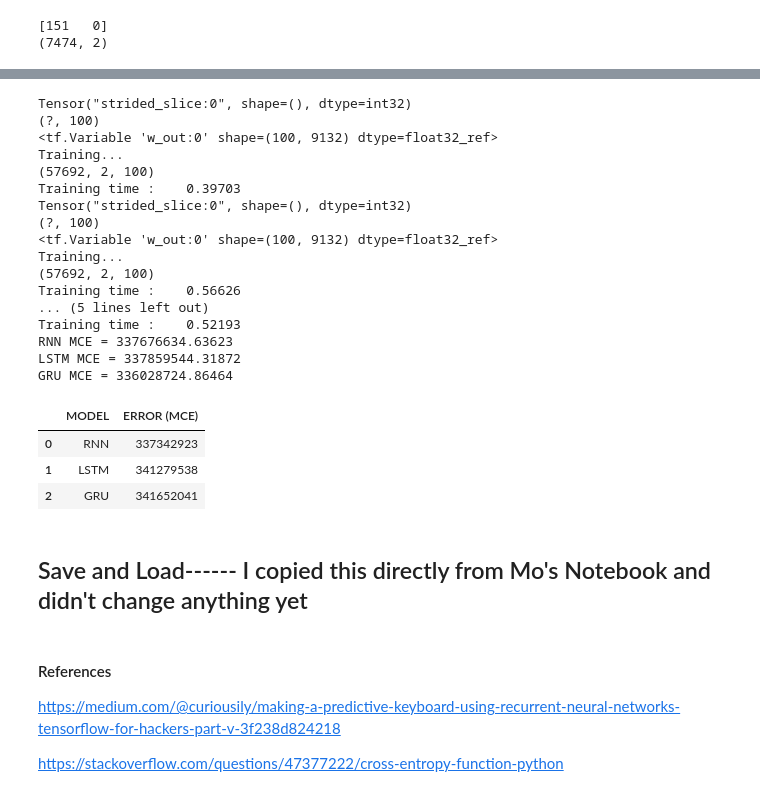
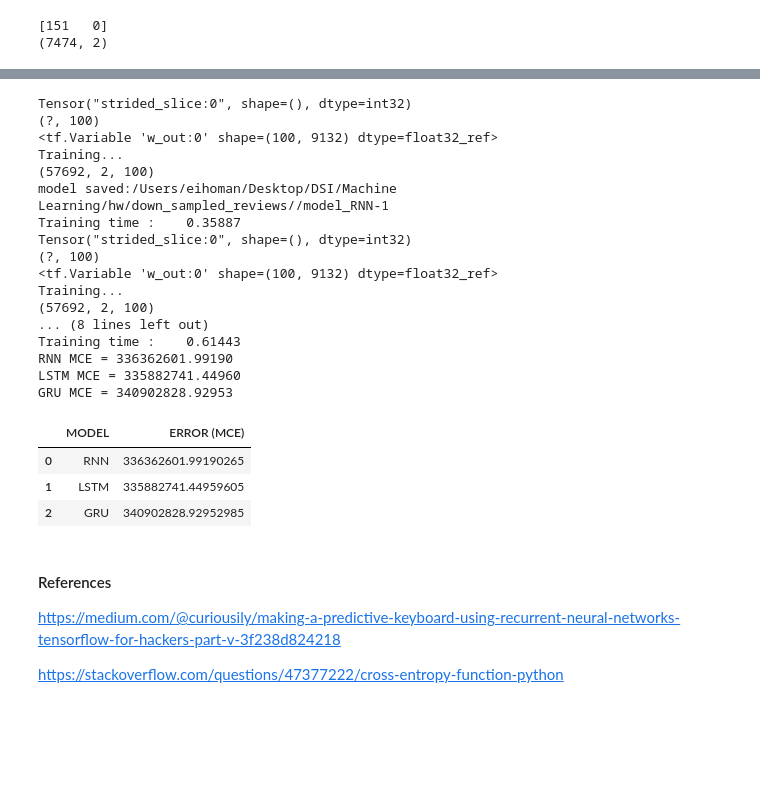
Before and after one commit to caitdreis/MLHomework4, a Jupyter notebook: MLHW4_DreisbachWallHoman_v9.ipynb, the cells around one changed output, grey strips where cells are left out. Saved outputs shown, nothing was run; the diff lists cells and outputs as text; code cells hidden in the pictures; blank space fills up the shorter version.

```diff
--- a/MLHW4_DreisbachWallHoman_v9.ipynb
+++ b/MLHW4_DreisbachWallHoman_v9.ipynb
@@ -351,6 +351,7 @@ def build_and_predict(trainX,trainY,testX,cell,cellType,input_dim=1,hidden_dim=1
         # Cost & Training Step
         cost = tf.contrib.seq2seq.sequence_loss(y_pred, y, W_out, average_across_timesteps = True, average_across_batch = True)
         train_op = tf.train.AdamOptimizer(learning_rate=0.01).minimize(cost)
+        saver=tf.train.Saver()
 
     #--- RUN SESSION
     with tf.Session(graph=graph) as sess:
@@ -371,6 +372,8 @@ def build_and_predict(trainX,trainY,testX,cell,cellType,input_dim=1,hidden_dim=1
                 print('  step, train err= %6d: %8.5f' % (0,train_err))
             elif  (i+1) % 100 == 0:
                 print('  step, train err= %6d: %8.5f' % (i+1,train_err))
+        modelPath= saver.save(sess,"%s/model_%s"%(PROCESSED_PATH,cellType),global_step=i+1)
+        print("model saved:%s"%modelPath)
 
         end=timeit.default_timer()
         print("Training time : %10.5f"%(end-start))
@@ -430,29 +433,27 @@ Tensor("strided_slice:0", shape=(), dtype=int32)
 <tf.Variable 'w_out:0' shape=(100, 9132) dtype=float32_ref>
 Training...
 (57692, 2, 100)
-Training time :    0.39703
+model saved:/Users/eihoman/Desktop/DSI/Machine Learning/hw/down_sampled_reviews//model_RNN-1
+Training time :    0.35887
 Tensor("strided_slice:0", shape=(), dtype=int32)
 (?, 100)
 <tf.Variable 'w_out:0' shape=(100, 9132) dtype=float32_ref>
 Training...
 (57692, 2, 100)
-Training time :    0.56626
-... (5 lines left out)
-Training time :    0.52193
-RNN MCE = 337676634.63623
-LSTM MCE = 337859544.31872
-GRU MCE = 336028724.86464
+... (8 lines left out)
+Training time :    0.61443
+RNN MCE = 336362601.99190
+LSTM MCE = 335882741.44960
+GRU MCE = 340902828.92953
 # %%
 # Create Summary Table
 import pandas as pd
 summary=pd.DataFrame(columns=['MODEL', 'ERROR (MCE)'])
 summary["MODEL"]=['RNN', 'LSTM','GRU']
-summary["ERROR (MCE)"]=['337342923', '341279538','341652041']
+summary["ERROR (MCE)"]=[str(mce_rnn), str(mce_lstm), str(mce_gru)]
 summary
 # %% [output]
 |  | MODEL | ERROR (MCE) |
-| 0 | RNN | 337342923 |
-| 1 | LSTM | 341279538 |
-| 2 | GRU | 341652041 |
+| 0 | RNN | 336362601.99190265 |
+| 1 | LSTM | 335882741.44959605 |
+| 2 | GRU | 340902828.92952985 |
-# %% [markdown]
-## Save and Load------ I copied this directly from Mo's Notebook and didn't change anything yet
```
Also changed, not shown: parts of 1 cell of this notebook.
